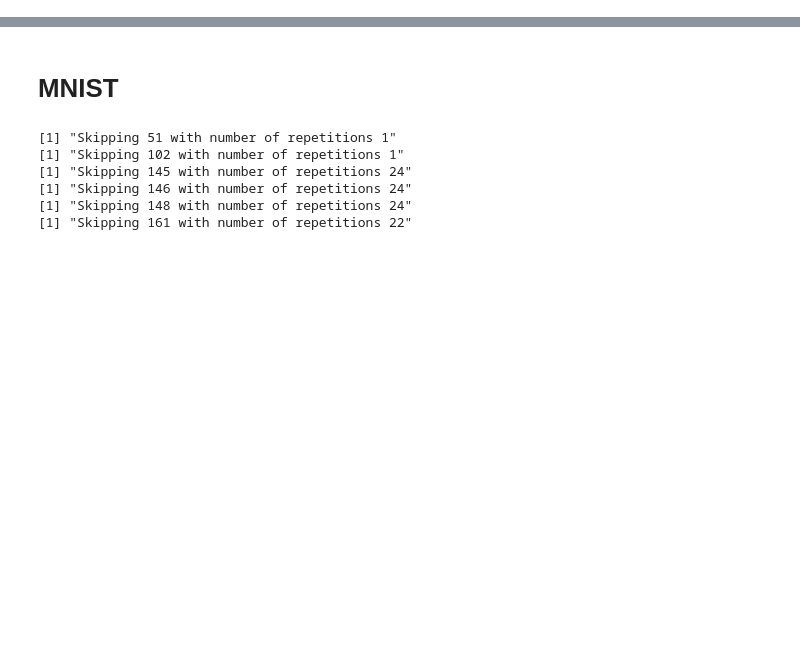
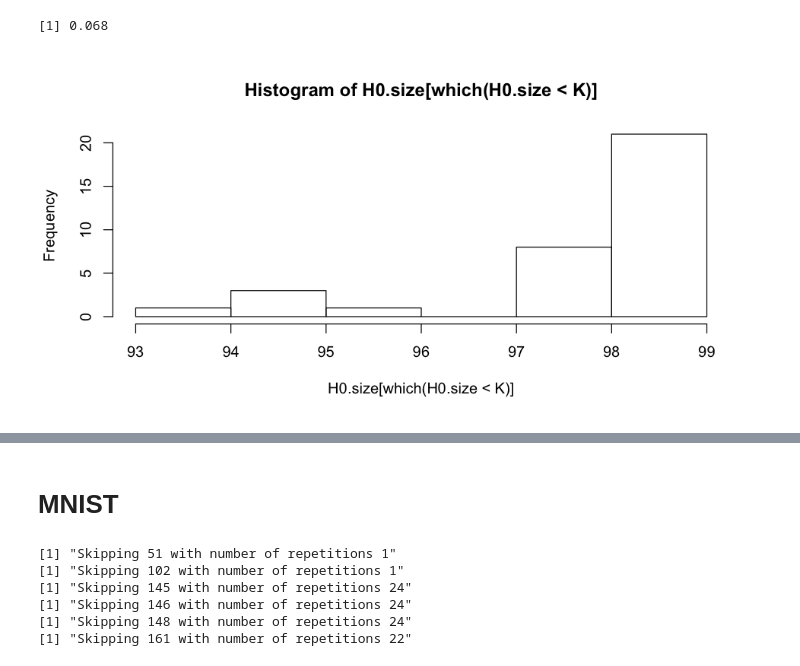
Before and after one commit to LarsHH/reproducible-hyperparameter-optimization-jcgs-2019, a Jupyter notebook: evaluation.ipynb, the cells around one changed output, grey strips where cells are left out. Cells and saved outputs as stored; diff of their text form; code cells hidden in the pictures; blank space fills up the shorter version.

```diff
--- a/evaluation.ipynb
+++ b/evaluation.ipynb
@@ -25,0 +274,17 @@ Warning message:
+# %%
+K <- 100
+n <- 10
+n.lambda <- c(3,6,9)
+alpha <- 0.05
+num.runs <- 500
+H0.size <- rep(NA, num.runs)
+for(i in 1:num.runs){
+    df <- as.tibble(data.frame(Psi=rnorm(K*n, mean=0, sd=1), Lambda=rep(1:K, each=n)))
+    filtered.df <- FilterTrials(tbl=df, n.lambda=n.lambda, alpha=alpha)$trials
+    H0.size[i] <- length(unique(filtered.df$Lambda))
+}
+mean(H0.size<K)
+hist(H0.size[which(H0.size<K)])
+# %% [output]
+[1] 0.068
+[figure, added]
```
Also changed, not shown: parts of 105 cells of this notebook.
